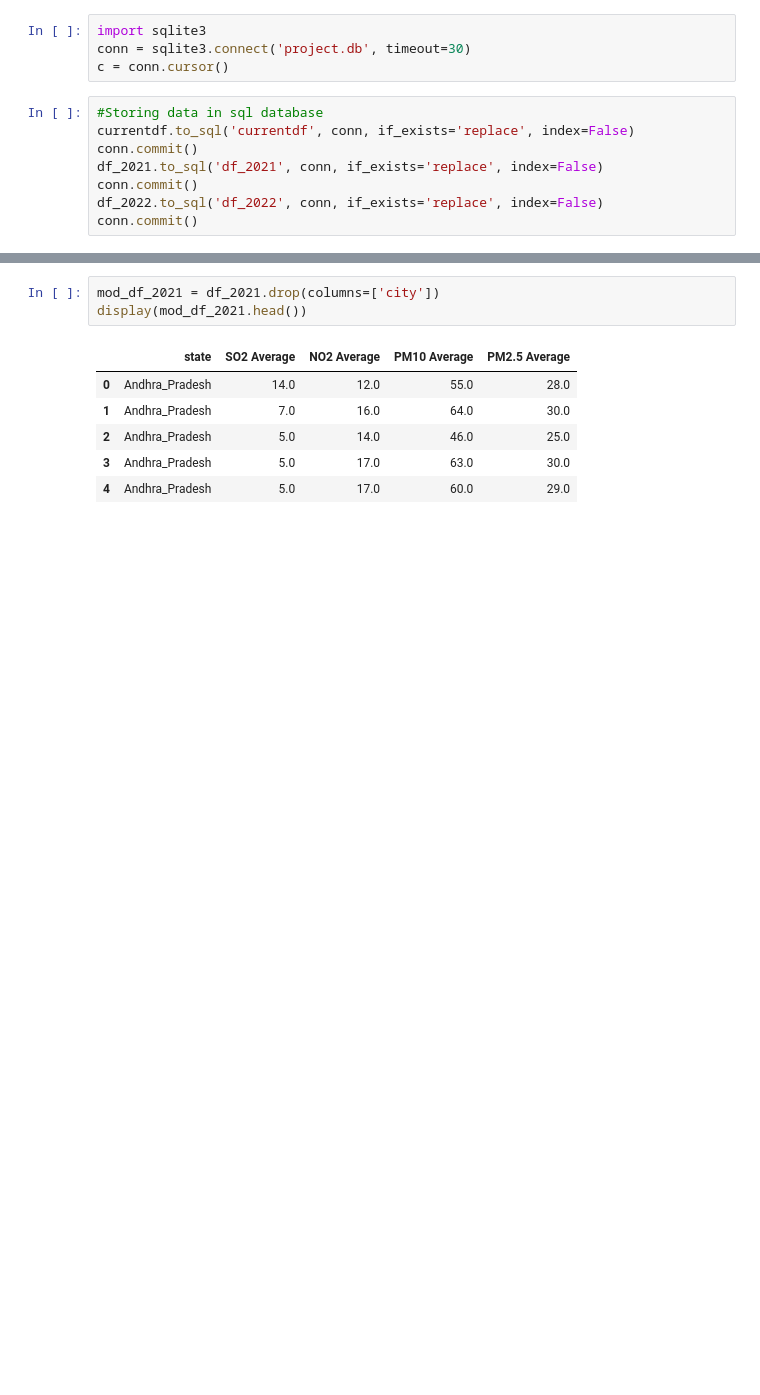
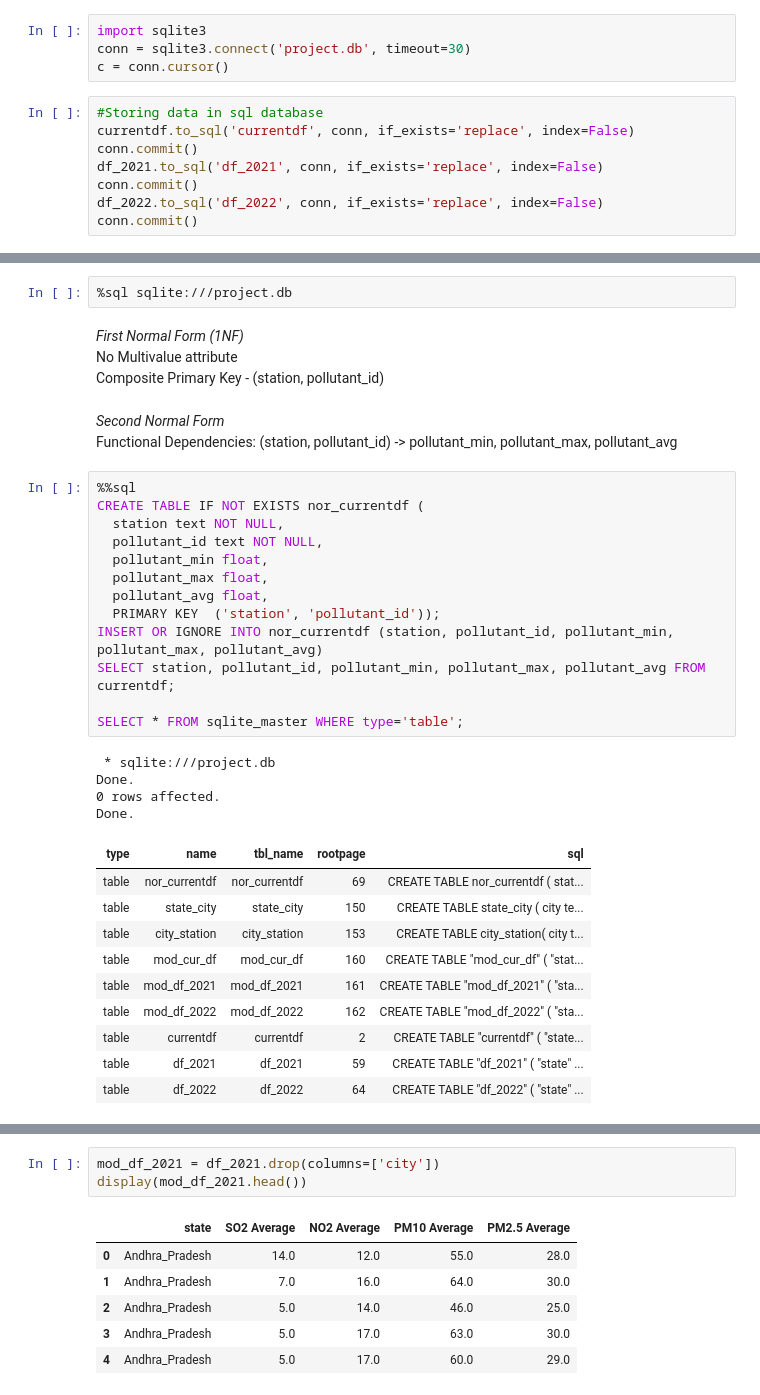
Before and after one commit to latheeshpoondla/Project, a Jupyter notebook: DSProject.ipynb, the cells around one changed output, grey strips where cells are left out. Saved outputs shown, nothing was run; the diff lists cells and outputs as text; blank space fills up the shorter version.

Commit message:
normalisation

```diff
--- a/DSProject.ipynb
+++ b/DSProject.ipynb
@@ -155,0 +173,37 @@ conn.commit()
+# %%
+%sql sqlite:///project.db
+# %% [markdown]
+_First Normal Form (1NF)_
+No Multivalue attribute
+Composite Primary Key - (station, pollutant_id)
+# %% [markdown]
+*Second Normal Form*
+Functional Dependencies: (station, pollutant_id) -> pollutant_min, pollutant_max, pollutant_avg
+# %%
+%%sql
+CREATE TABLE IF NOT EXISTS nor_currentdf (
+  station text NOT NULL,
+  pollutant_id text NOT NULL,
+  pollutant_min float,
+  pollutant_max float,
+  pollutant_avg float,
+  PRIMARY KEY  ('station', 'pollutant_id'));
+INSERT OR IGNORE INTO nor_currentdf (station, pollutant_id, pollutant_min, pollutant_max, pollutant_avg)
+SELECT station, pollutant_id, pollutant_min, pollutant_max, pollutant_avg FROM currentdf;
+
+SELECT * FROM sqlite_master WHERE type='table';
+# %% [output]
+ * sqlite:///project.db
+Done.
+0 rows affected.
+Done.
+| type | name | tbl_name | rootpage | sql |
+| table | nor_currentdf | nor_currentdf | 69 | CREATE TABLE nor_currentdf ( stat... |
+| table | state_city | state_city | 150 | CREATE TABLE state_city ( city te... |
+| table | city_station | city_station | 153 | CREATE TABLE city_station( city t... |
+| table | mod_cur_df | mod_cur_df | 160 | CREATE TABLE "mod_cur_df" ( "stat... |
+| table | mod_df_2021 | mod_df_2021 | 161 | CREATE TABLE "mod_df_2021" ( "sta... |
+| table | mod_df_2022 | mod_df_2022 | 162 | CREATE TABLE "mod_df_2022" ( "sta... |
+| table | currentdf | currentdf | 2 | CREATE TABLE "currentdf" ( "state... |
+| table | df_2021 | df_2021 | 59 | CREATE TABLE "df_2021" ( "state" ... |
+| table | df_2022 | df_2022 | 64 | CREATE TABLE "df_2022" ( "state" ... |
```
Also changed, not shown: parts of 14 cells of this notebook, 1 other file.
